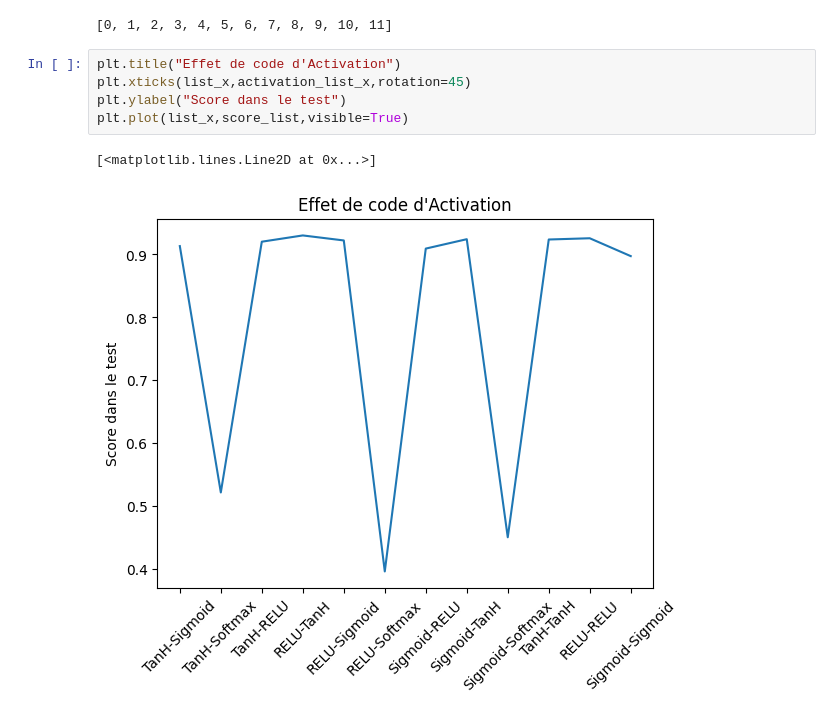
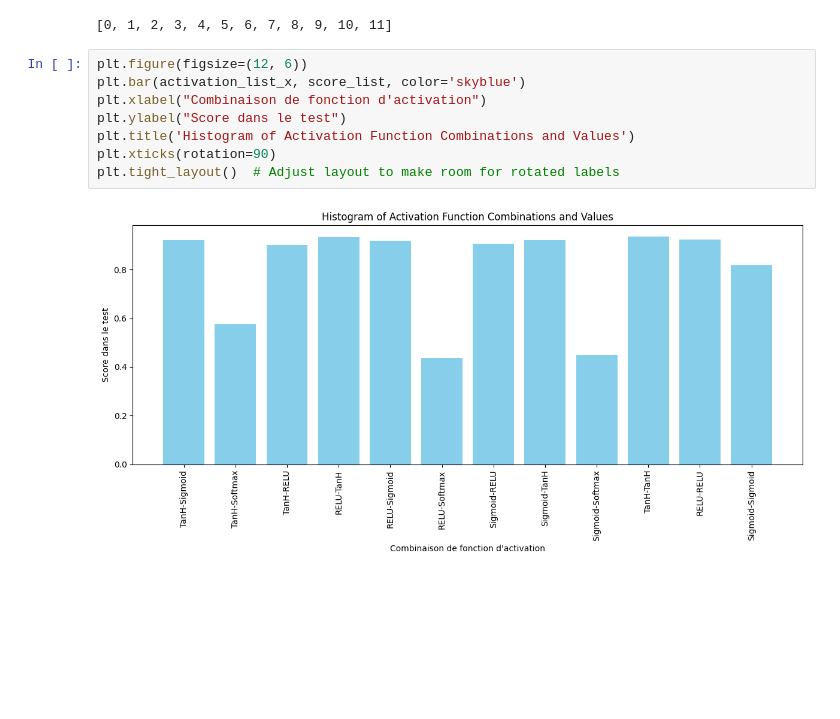
Before and after one commit to baris221/ML-2023-24-Baris-Erto, a Jupyter notebook: projet/Test_USPS_non_linear.ipynb, the cells around one changed output. Drawn from its saved outputs; the diff is of its cells as text; blank space fills up the shorter version.

Commit message:
Grape->histogramme

```diff
--- a/projet/Test_USPS_non_linear.ipynb
+++ b/projet/Test_USPS_non_linear.ipynb
@@ -80,11 +80,13 @@ list_x=[i for i in range(len(score_list))]
 list_x
 # %% [output]
 [0, 1, 2, 3, 4, 5, 6, 7, 8, 9, 10, 11]
-# %%
-plt.title("Effet de code d'Activation")
-plt.xticks(list_x,activation_list_x,rotation=45)
-plt.ylabel("Score dans le test")
-plt.plot(list_x,score_list,visible=True)
-# %% [output]
-[<matplotlib.lines.Line2D at 0x...>]
-[figure, removed]
+# %%
+plt.figure(figsize=(12, 6))
+plt.bar(activation_list_x, score_list, color='skyblue')
+plt.xlabel("Combinaison de fonction d'activation")
+plt.ylabel("Score dans le test")
+plt.title('Histogram of Activation Function Combinations and Values')
+plt.xticks(rotation=90)
+plt.tight_layout()  # Adjust layout to make room for rotated labels
+# %% [output]
+[figure, added]
```
Also changed, not shown: parts of 1 cell of this notebook.
